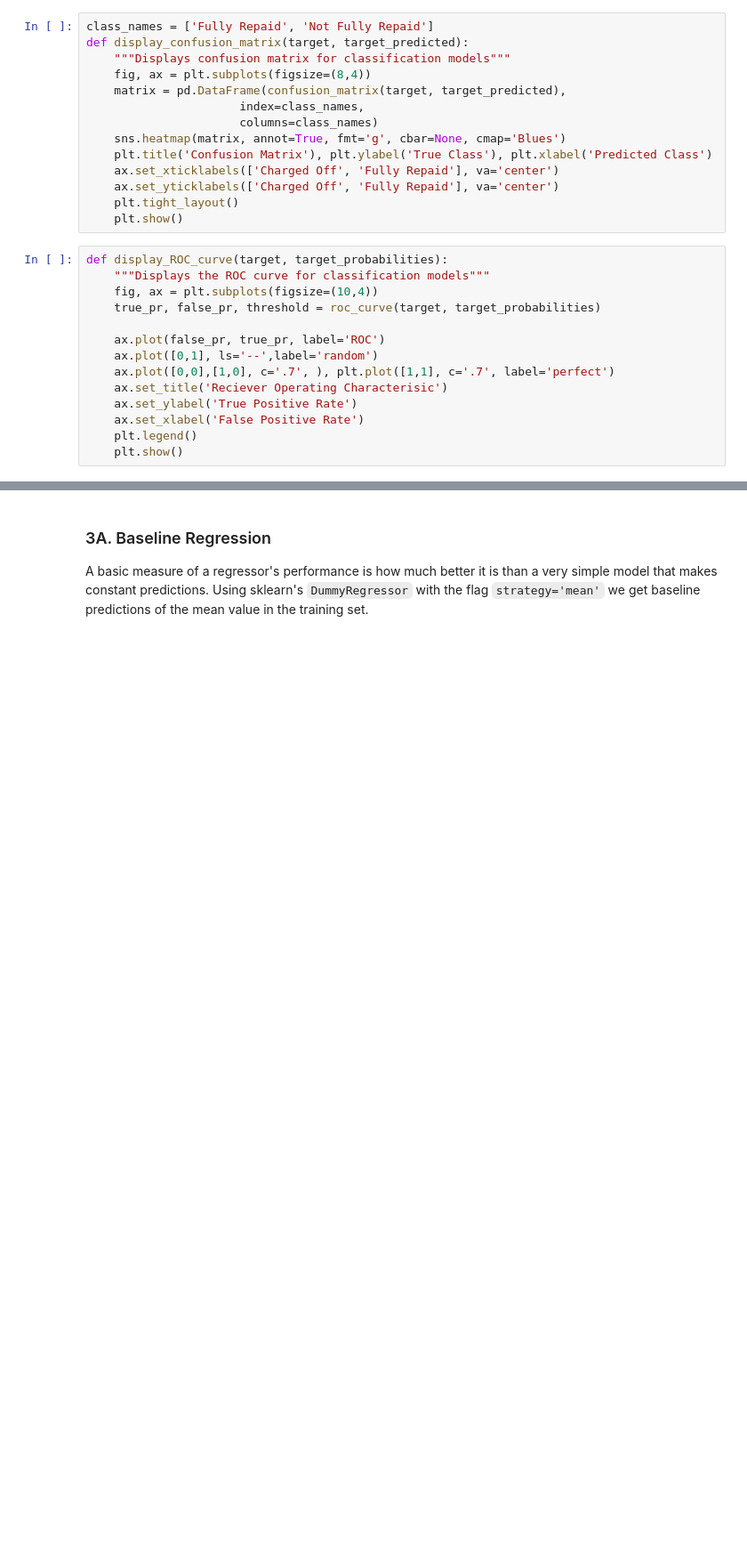
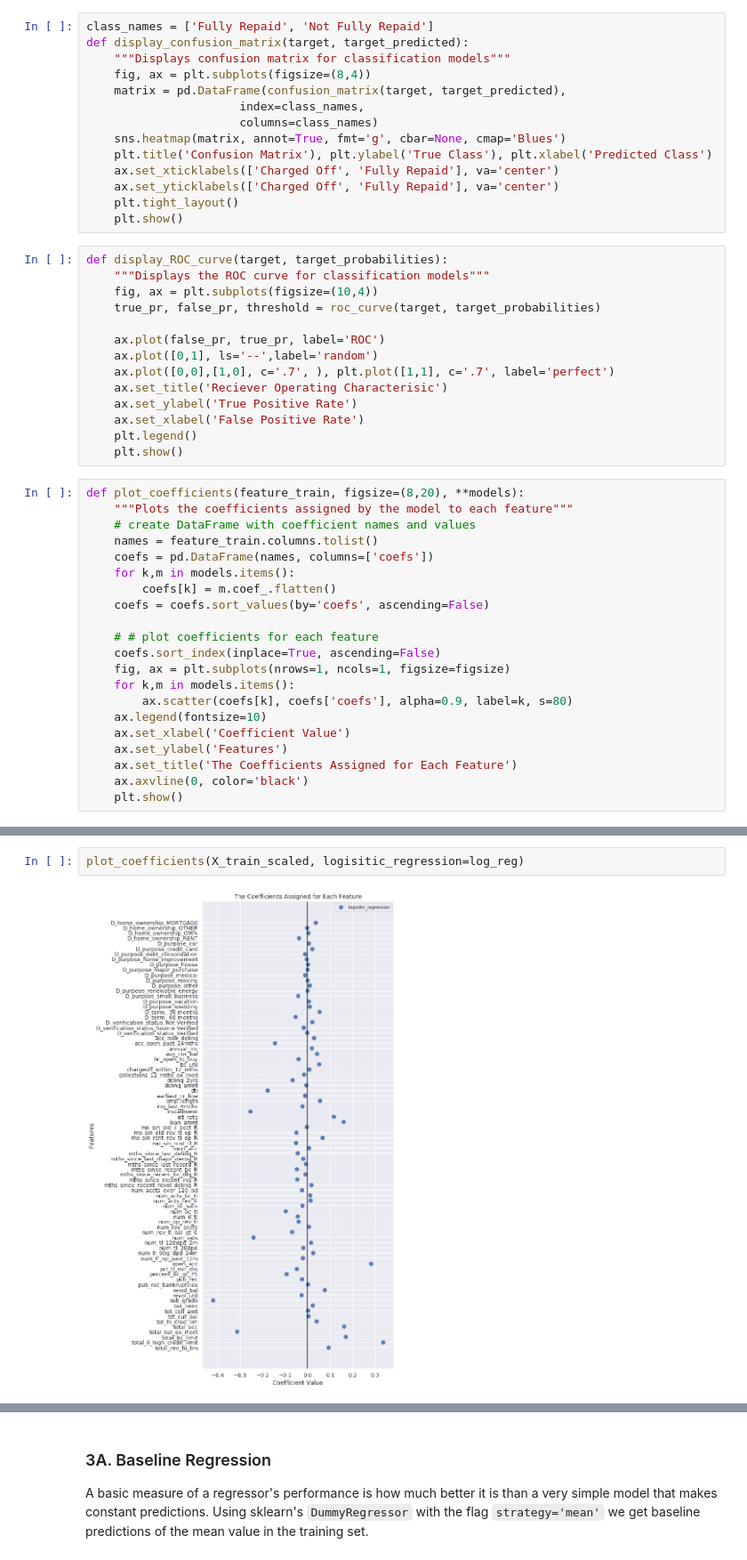
Before and after one commit to CS109Group67/lendingclub, a Jupyter notebook: notebooks/Modeling.ipynb, the cells around one changed output, grey strips where cells are left out. Shown at 89% size. Drawn from its saved outputs; the diff is of its cells as text; blank space fills up the shorter version.

```diff
--- a/notebooks/Modeling.ipynb
+++ b/notebooks/Modeling.ipynb
@@ -105,4 +108,25 @@ def display_ROC_curve(target, target_probabilities):
     ax.set_xlabel('False Positive Rate')
     plt.legend()
     plt.show()
+# %%
+def plot_coefficients(feature_train, figsize=(8,20), **models):
+    """Plots the coefficients assigned by the model to each feature"""
+    # create DataFrame with coefficient names and values
+    names = feature_train.columns.tolist()
+    coefs = pd.DataFrame(names, columns=['coefs'])
+    for k,m in models.items():
+        coefs[k] = m.coef_.flatten()
+    coefs = coefs.sort_values(by='coefs', ascending=False)
+
+    # # plot coefficients for each feature
+    coefs.sort_index(inplace=True, ascending=False)
+    fig, ax = plt.subplots(nrows=1, ncols=1, figsize=figsize)
+    for k,m in models.items():
+        ax.scatter(coefs[k], coefs['coefs'], alpha=0.9, label=k, s=80)
+    ax.legend(fontsize=10)
+    ax.set_xlabel('Coefficient Value')
+    ax.set_ylabel('Features')
+    ax.set_title('The Coefficients Assigned for Each Feature')
+    ax.axvline(0, color='black')
+    plt.show()
 # %% [markdown]
@@ -154,3 +206,7 @@ display_ROC_curve(OUT_Class_test, classifier.predict_proba(feature_test)[:,0])
 # %% [output]
 [figure]
+# %%
+plot_coefficients(X_train_scaled, logisitic_regression=log_reg)
+# %% [output]
+[figure, added]
 # %% [markdown]
```
Also changed, not shown: parts of 70 cells of this notebook, 12 other files.
